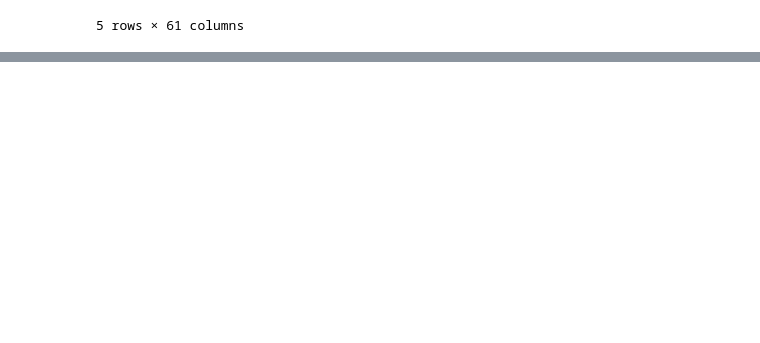
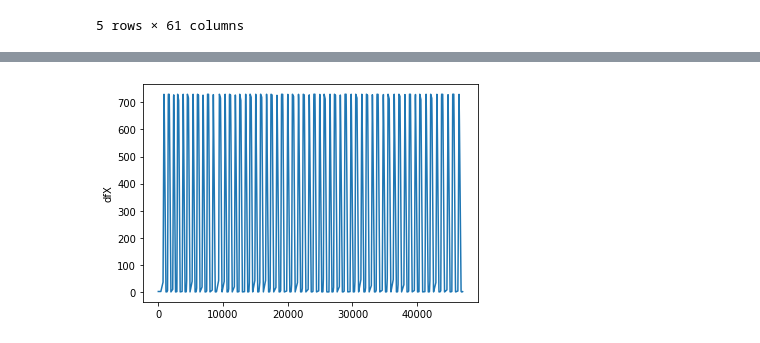
Before and after one commit to Xavubil/master_project_machine_learning, a Jupyter notebook: data_exploration/01-file_parsing.ipynb, the cells around one changed output, grey strips where cells are left out. Drawn from its saved outputs; the diff is of its cells as text; code cells hidden in the pictures; blank space fills up the shorter version.

```diff
--- a/data_exploration/01-file_parsing.ipynb
+++ b/data_exploration/01-file_parsing.ipynb
@@ -139,0 +168,3 @@ df_csv5.head()
+# %%
+dfX = df.loc[lambda x: x["ValueID"]=="12430012063.X1_Axis.Actual_Position_MCS", ["ValueID", "value", "timeStamp"]]
+dfX.head(10)
@@ -139,0 +198,9 @@ df_csv5.head()
+# %%
+import matplotlib.pyplot as plt
+
+plt.plot(dfX["value"])
+# plt.plot(dfY)
+plt.ylabel('dfX')
+plt.show()
+# %% [output]
+[figure, added]
```
Also changed, not shown: parts of 9 cells of this notebook.
